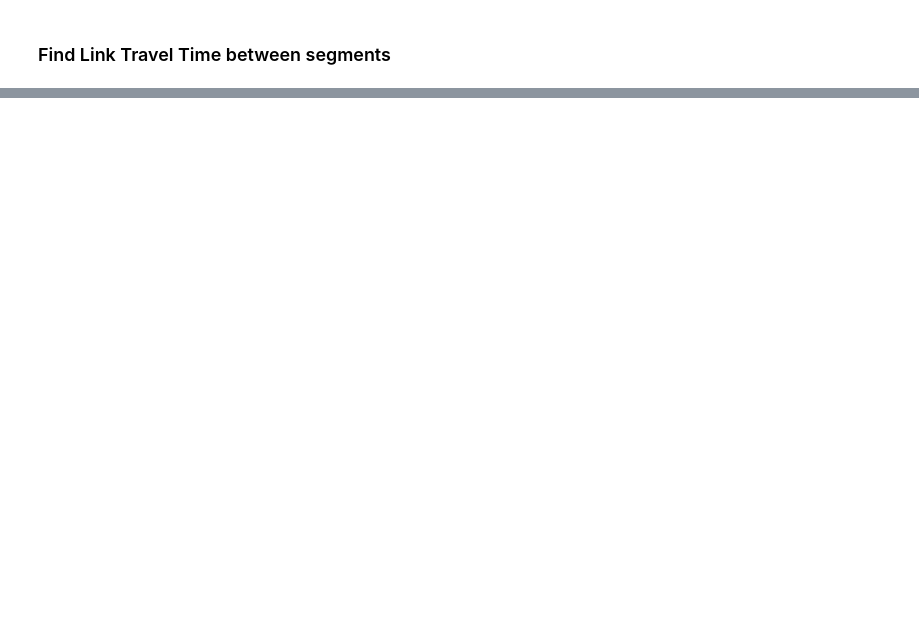
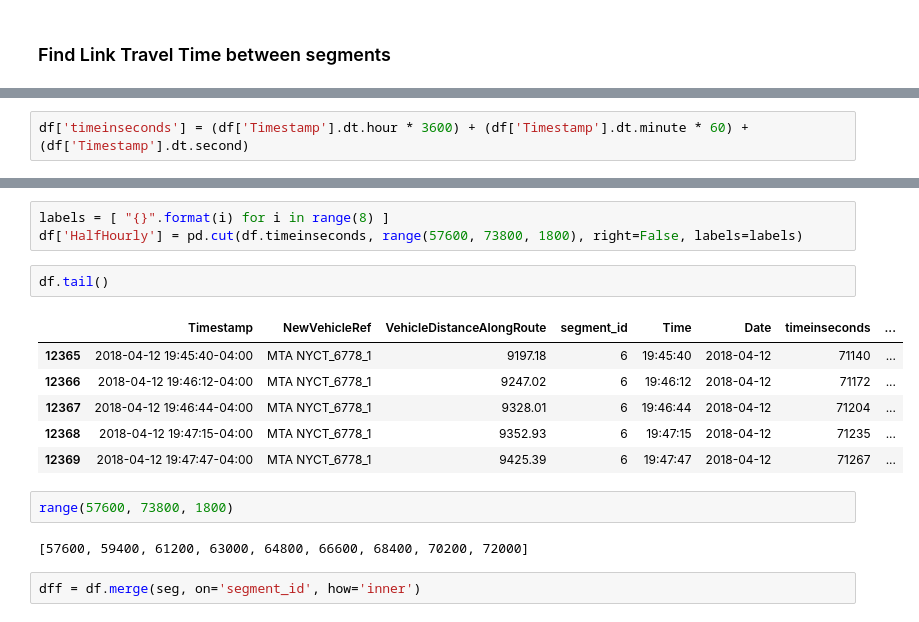
Before and after one commit to ywnch/NYC-bus-LTT-prediction, a Jupyter notebook: M1-MiM.ipynb, the cells around one changed output, grey strips where cells are left out. Drawn from its saved outputs; the diff is of its cells as text; blank space fills up the shorter version.

```diff
--- a/M1-MiM.ipynb
+++ b/M1-MiM.ipynb
@@ -142,0 +126,2 @@ np.sum((df_avg['TimeDelta'] < 0).values.ravel())
+# %%
+df['timeinseconds'] = (df['Timestamp'].dt.hour * 3600) + (df['Timestamp'].dt.minute * 60) + (df['Timestamp'].dt.second)
@@ -142,0 +137,18 @@ np.sum((df_avg['TimeDelta'] < 0).values.ravel())
+# %%
+labels = [ "{}".format(i) for i in range(8) ]
+df['HalfHourly'] = pd.cut(df.timeinseconds, range(57600, 73800, 1800), right=False, labels=labels)
+# %%
+df.tail()
+# %% [output]
+|  | Timestamp | NewVehicleRef | VehicleDistanceAlongRoute | segment_id | Time | Date | timeinseconds | ... |
+| 12365 | 2018-04-12 19:45:40-04:00 | MTA NYCT_6778_1 | 9197.18 | 6 | 19:45:40 | 2018-04-12 | 71140 | ... |
+| 12366 | 2018-04-12 19:46:12-04:00 | MTA NYCT_6778_1 | 9247.02 | 6 | 19:46:12 | 2018-04-12 | 71172 | ... |
+| 12367 | 2018-04-12 19:46:44-04:00 | MTA NYCT_6778_1 | 9328.01 | 6 | 19:46:44 | 2018-04-12 | 71204 | ... |
+| 12368 | 2018-04-12 19:47:15-04:00 | MTA NYCT_6778_1 | 9352.93 | 6 | 19:47:15 | 2018-04-12 | 71235 | ... |
+| 12369 | 2018-04-12 19:47:47-04:00 | MTA NYCT_6778_1 | 9425.39 | 6 | 19:47:47 | 2018-04-12 | 71267 | ... |
+# %%
+range(57600, 73800, 1800)
+# %% [output]
+[57600, 59400, 61200, 63000, 64800, 66600, 68400, 70200, 72000]
+# %%
+dff = df.merge(seg, on='segment_id', how='inner')
```
Also changed, not shown: parts of 26 cells of this notebook.
